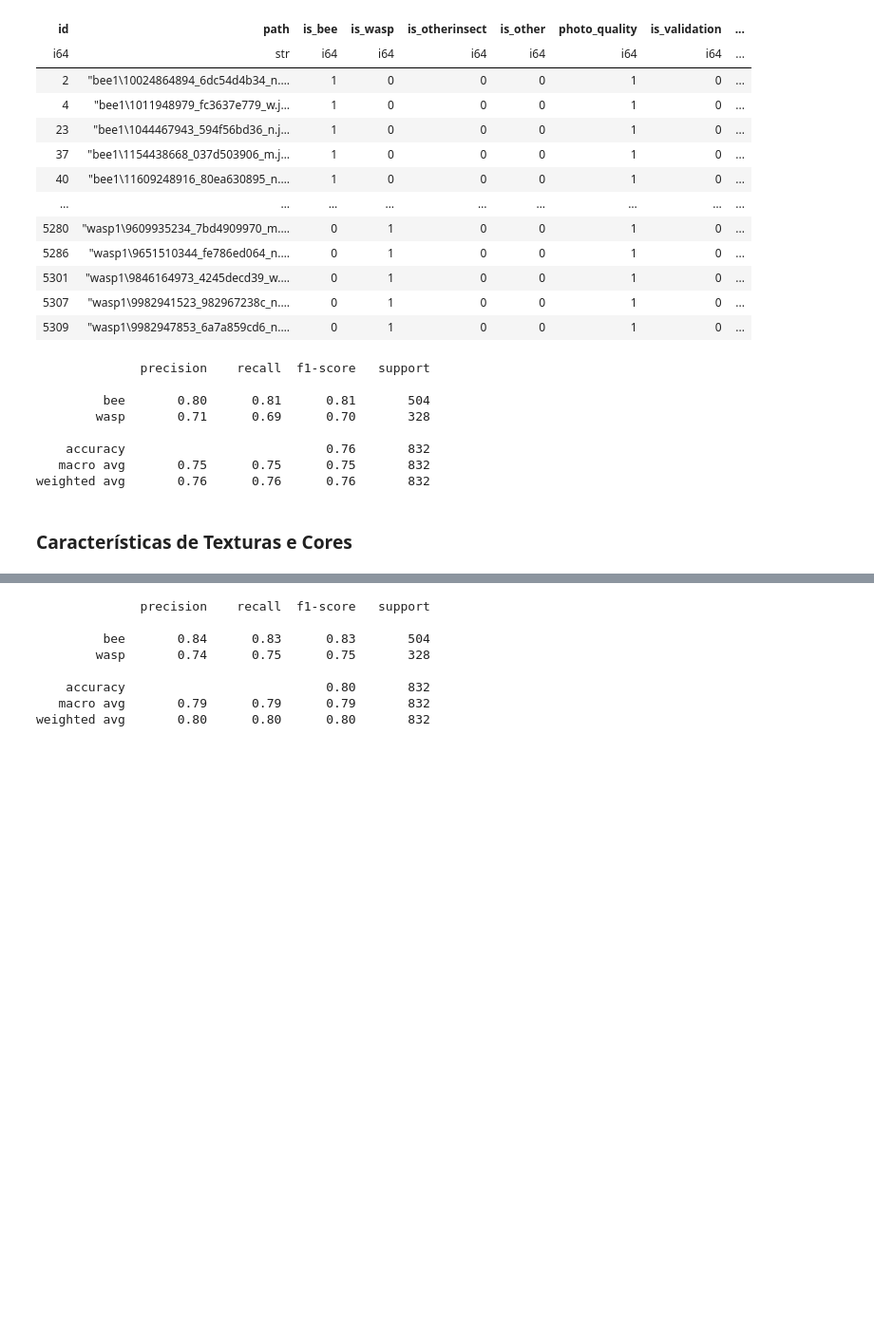
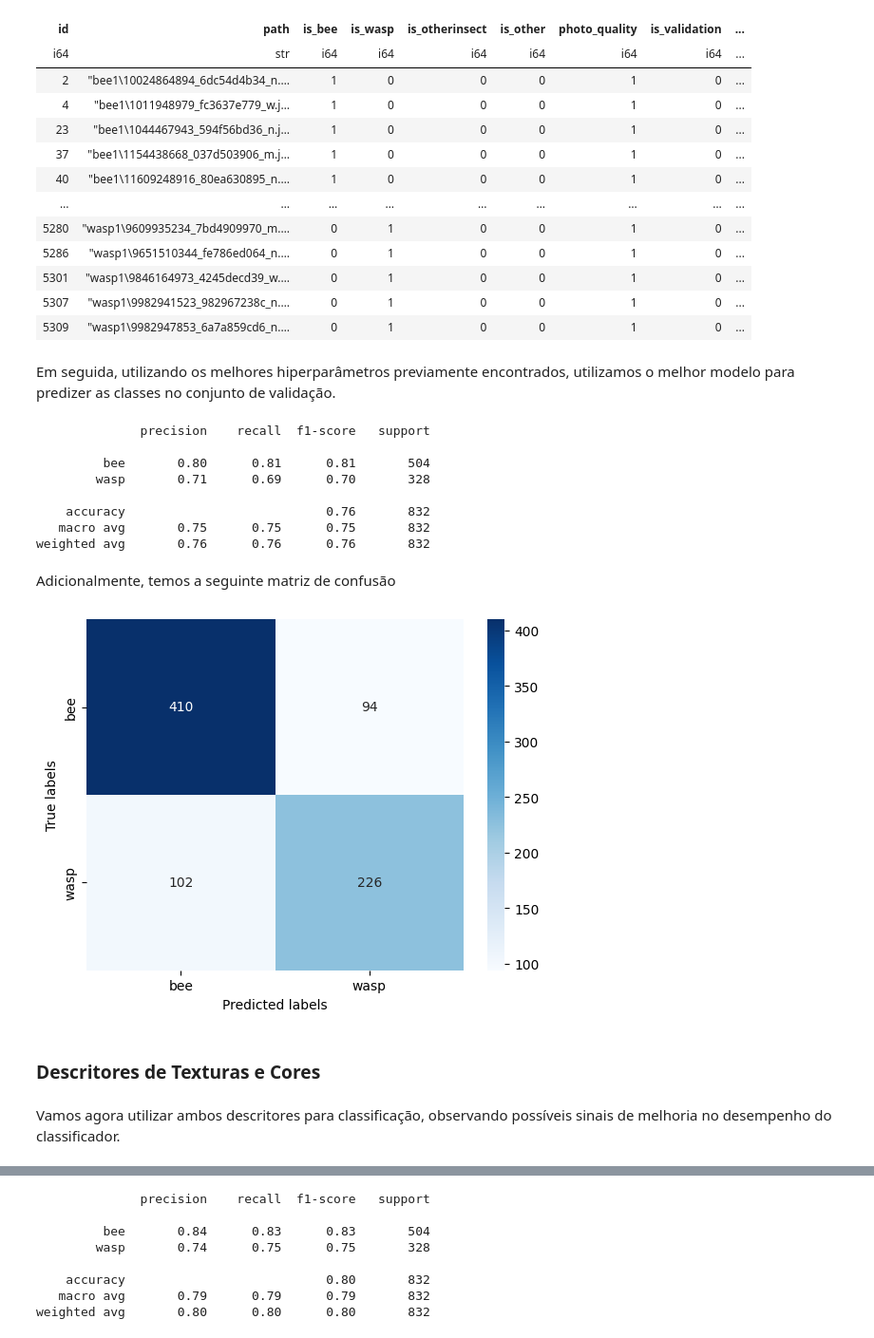
Before and after one commit to brenoslivio/MDNE_2024, a Jupyter notebook: Project_2/Projeto2.ipynb, the cells around one changed output, grey strips where cells are left out. Shown at 95% size. Saved outputs shown, nothing was run; the diff lists cells and outputs as text; code cells hidden in the pictures; blank space fills up the shorter version.

```diff
--- a/Project_2/Projeto2.ipynb
+++ b/Project_2/Projeto2.ipynb
@@ -325,6 +381,8 @@ shape: (832, 22)
 | 5301 | "wasp1\9846164973_4245decd39_w.… | 0 | 1 | 0 | 0 | 1 | 0 | ... |
 | 5307 | "wasp1\9982941523_982967238c_n.… | 0 | 1 | 0 | 0 | 1 | 0 | ... |
 | 5309 | "wasp1\9982947853_6a7a859cd6_n.… | 0 | 1 | 0 | 0 | 1 | 0 | ... |
+# %% [markdown]
+Em seguida, utilizando os melhores hiperparâmetros previamente encontrados, utilizamos o melhor modelo para predizer as classes no conjunto de validação.
 # %%
 best_params = study2.best_params
 
@@ -349,8 +407,24 @@ print(classification_report(y_test, y_pred))
     accuracy                           0.76       832
    macro avg       0.75      0.75      0.75       832
 weighted avg       0.76      0.76      0.76       832
+# %% [markdown]
+Adicionalmente, temos a seguinte matriz de confusão
+# %%
+cm = confusion_matrix(y_test, y_pred)
+
+labels = np.unique(y_test)
+
+sns.heatmap(cm, annot=True, fmt='d', cmap='Blues', xticklabels=labels, yticklabels=labels)
+plt.xlabel('Predicted labels')
+plt.ylabel('True labels')
+plt.savefig("cm_colors.pdf", bbox_inches='tight')
+plt.show()
+# %% [output]
+[figure, added]
 # %% [markdown]
-### Características de Texturas e Cores
+### Descritores de Texturas e Cores
+# %% [markdown]
+Vamos agora utilizar ambos descritores para classificação, observando possíveis sinais de melhoria no desempenho do classificador.
 # %%
 def objective(trial):
     C = trial.suggest_float("svm_C", 1e-6, 1e1, log=True)
```
Also changed, not shown: parts of 43 cells of this notebook.
